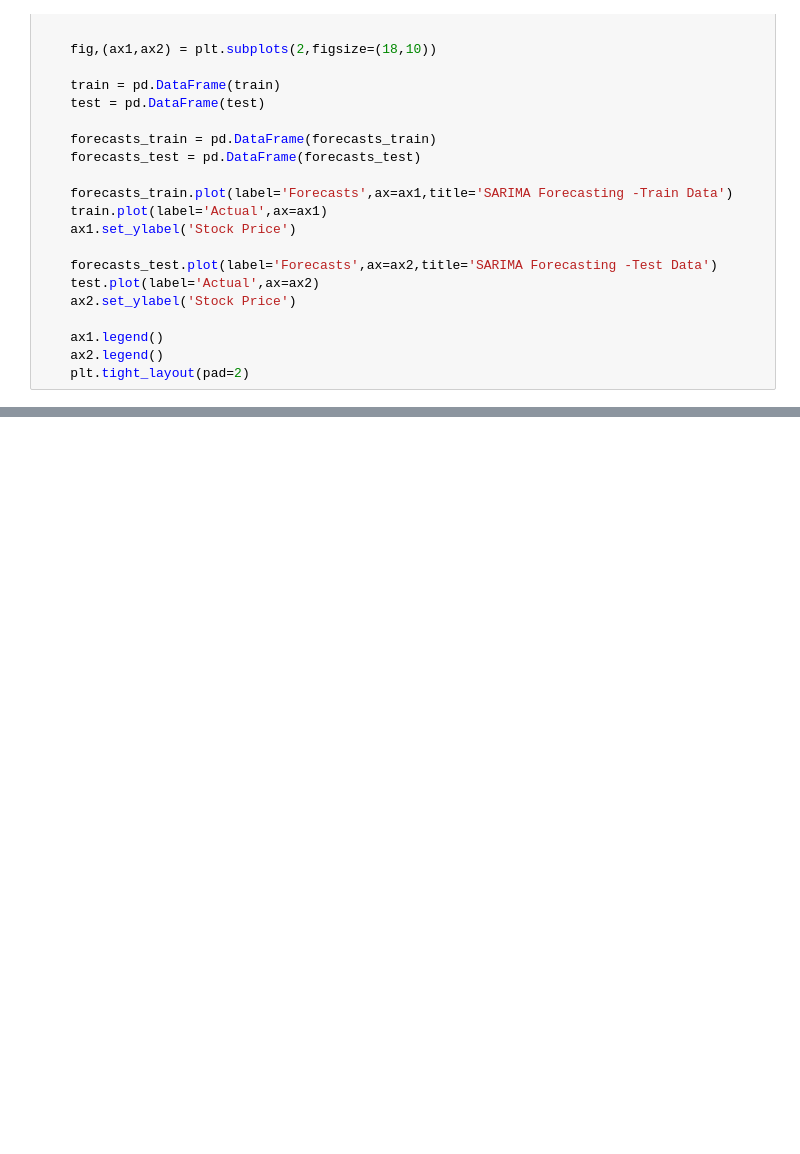
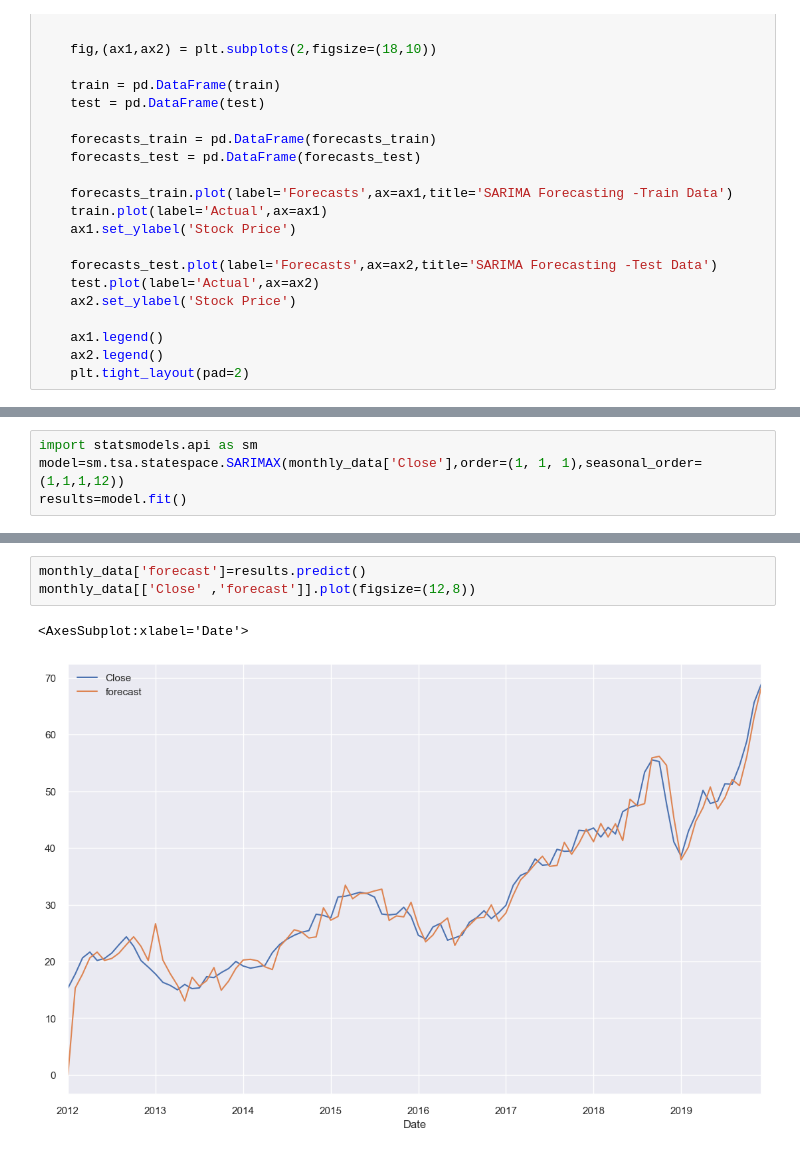
Before and after one commit to sohan-hossain/SARIMA, a Jupyter notebook: Predict stock price using Time Series analysis with SARIMA model.ipynb, the cells around one changed output, grey strips where cells are left out. Drawn from its saved outputs; the diff is of its cells as text; blank space fills up the shorter version.

```diff
--- a/Predict stock price using Time Series analysis with SARIMA model.ipynb
+++ b/Predict stock price using Time Series analysis with SARIMA model.ipynb
@@ -1024,0 +907,4 @@ CONVERGENCE: REL_REDUCTION_OF_F_<=_FACTR*EPSMCH
+# %%
+import statsmodels.api as sm
+model=sm.tsa.statespace.SARIMAX(monthly_data['Close'],order=(1, 1, 1),seasonal_order=(1,1,1,12))
+results=model.fit()
@@ -1024,0 +946,6 @@ CONVERGENCE: REL_REDUCTION_OF_F_<=_FACTR*EPSMCH
+# %%
+monthly_data['forecast']=results.predict()
+monthly_data[['Close' ,'forecast']].plot(figsize=(12,8))
+# %% [output]
+<AxesSubplot:xlabel='Date'>
+[figure, added]
```
Also changed, not shown: parts of 17 cells of this notebook.
